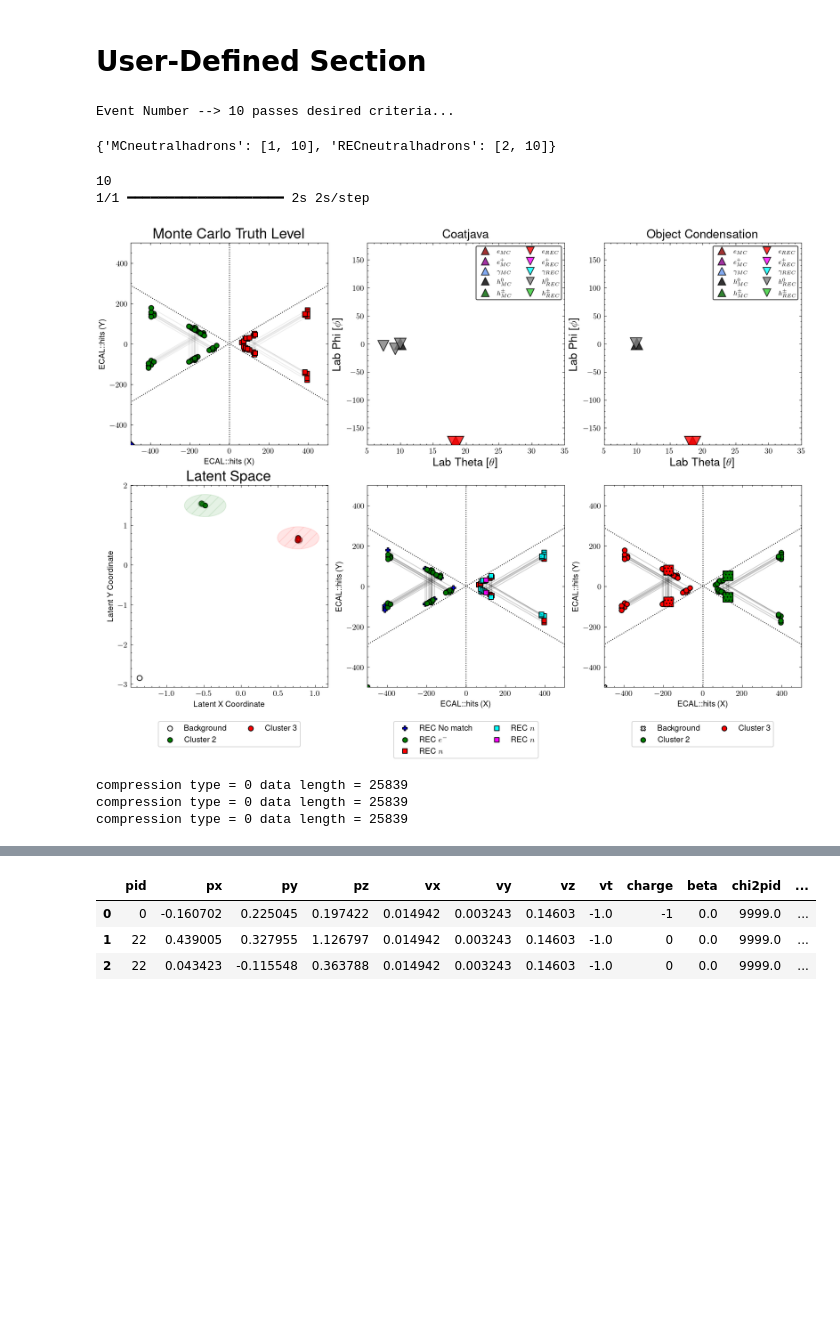
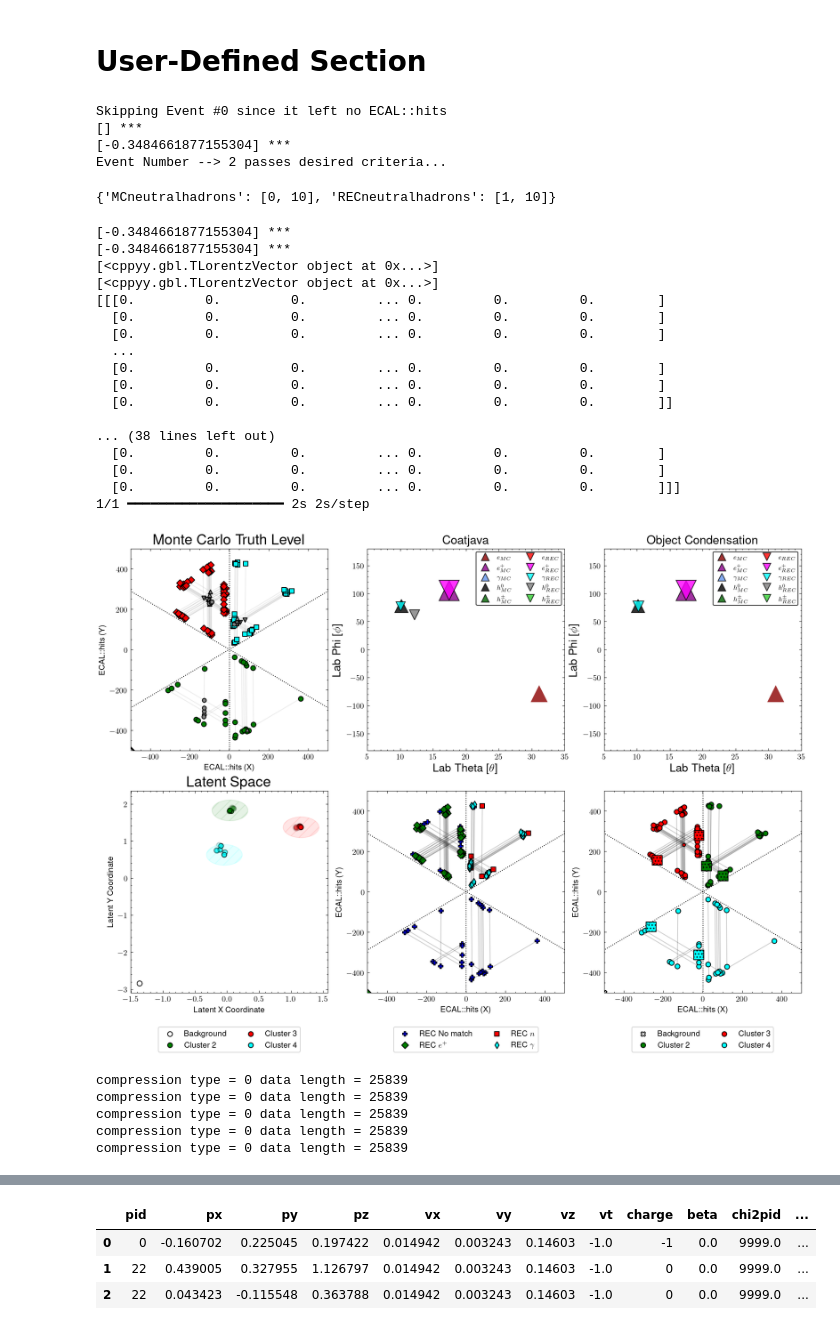
Before and after one commit to Gregtom3/neutneut, a Jupyter notebook: analysis/neutron_ml/event_hunter.ipynb, the cells around one changed output, grey strips where cells are left out. Drawn from its saved outputs; the diff is of its cells as text; code cells hidden in the pictures; blank space fills up the shorter version.

```diff
--- a/analysis/neutron_ml/event_hunter.ipynb
+++ b/analysis/neutron_ml/event_hunter.ipynb
@@ -47,7 +47,7 @@ def get_model_inputs(h5file):
 # Get model evaluator
 def get_evaluator(h5file="", model_load_path="", tB=0.8, tD=0.2, offset=0):
     X, y, misc = get_model_inputs(h5file)
-
+    print(X)
     # Load the model
     model = tf.keras.models.load_model(model_load_path, custom_objects={
         'CustomLoss': CustomLoss,
@@ -62,7 +62,6 @@ def get_evaluator(h5file="", model_load_path="", tB=0.8, tD=0.2, offset=0):
     ev_numbers = ev_numbers - ev_numbers[0][0]
     unique_ev_numbers = np.unique(ev_numbers)
     true_offset = list(unique_ev_numbers).index(offset)
-    print(true_offset)
     ecal_x = X[true_offset:true_offset+1]
     ecal_y = y[true_offset:true_offset+1]
     ecal_misc = misc[true_offset:true_offset+1]
@@ -75,9 +74,16 @@ def get_evaluator(h5file="", model_load_path="", tB=0.8, tD=0.2, offset=0):
 # Extract hipo bank information for a specific event
 def retreive_hipo_bank_info(hipofile, event_num):
     file = hipopy.hipopy.open(hipofile, mode='r')
+    csvfile = hipofile.replace(".hipo",".csv").replace("_ML","").replace("dst","training").replace("predict","training")
+    csv = pd.read_csv(csvfile)
+    # Group by 'event' column and filter groups with only one row
+    single_row_events = csv.groupby('event').filter(lambda x: len(x) == 1).event.unique()
     for i,event in enumerate(file):
-        if i!=event_num:
+        if i<event_num:
             continue
+        if i in single_row_events:
+            print(f"Skipping Event #{i} since it left no ECAL::hits")
+            return False, False
         RECpx = np.array(file.getFloats("REC::Particle","px"))
         RECpy = np.array(file.getFloats("REC::Particle","py"))
         RECpz = np.array(file.getFloats("REC::Particle","pz"))
@@ -94,7 +100,6 @@ def retreive_hipo_bank_info(hipofile, event_num):
         RECchargedhadrons=[ROOT.TLorentzVector(px,py,pz,np.sqrt(px**2+py**2+pz**2+m**2)) for [px,py,pz,m,pid] in zip(RECpx,RECpy,RECpz,RECm,RECpid) if (pid==211 or pid==-211 or pid==321 or pid==-321 or pid==2212)]
         RECe=[ROOT.TLorentzVector(px,py,pz,np.sqrt(px**2+py**2+pz**2+m**2)) for [px,py,pz,m,pid] in zip(RECpx,RECpy,RECpz,RECm,RECpid) if pid==11]
         RECpositrons=[ROOT.TLorentzVector(px,py,pz,np.sqrt(px**2+py**2+pz**2+m**2)) for [px,py,pz,m,pid] in zip(RECpx,RECpy,RECpz,RECm,RECpid) if pid==-11]
-
         MCpx = np.array(file.getFloats("MC::Particle","px"))
         MCpy = np.array(file.getFloats("MC::Particle","py"))
         MCpz = np.array(file.getFloats("MC::Particle","pz"))
@@ -102,7 +107,7 @@ def retreive_hipo_bank_info(hipofile, event_num):
         MCm = np.array([Particle.from_pdgid(p).mass if (p!=0 and p!=91 and p!=92) else 0 for p in MCpid]).astype(float)/1000
         MCGenPindex = np.array(file.getShorts("MC::GenMatch","pindex"))
         idx_where_gen_has_rec = MCGenPindex!=-1
-
+        print([p.Px() for p in RECpositrons],"***")
         MCall=[ROOT.TLorentzVector(px,py,pz,np.sqrt(px**2+py**2+pz**2+m**2)) for [px,py,pz,m] in zip(MCpx,MCpy,MCpz,MCm)]
         MCgammas=[ROOT.TLorentzVector(px,py,pz,np.sqrt(px**2+py**2+pz**2)) for [px,py,pz,pid] in zip(MCpx,MCpy,MCpz,MCpid) if pid==22]
 
@@ -134,7 +139,7 @@ def retreive_hipo_bank_info(hipofile, event_num):
 # Filter out TLorentzVector elements with theta < 5 or theta > 35 degrees
 def filter_bank_info(bank_info):
     def filter_vectors(vectors):
-        #return vectors
+        # return vectors
         return [vec if 5 <= math.degrees(vec.Theta()) <= 35 else -1 for vec in vectors]
 
     # Apply the filter to each list of TLorentzVectors in bank_info
@@ -199,6 +204,9 @@ def hunt_event(coatjava_hipofile, objectcondensation_hipofile, criteria, skip=0,
             continue
         bank_info, filtered_bank_info = retreive_hipo_bank_info(hipofile = hipofile,
                                                                 event_num = event_num)
+        if bank_info == False:
+            continue
+
         if check_particle_counts(filtered_bank_info,criteria):
             return event_num
 
@@ -359,32 +370,56 @@ def event_plot(project_name="", file_basename="", model_load_path="", criteria={
 # %%
 # project_name    = "converge.10.14.2024.13.20"
 # file_basename   = "clasdispr.00.e10.600.emn0.75tmn.09.xs68.34nb.dis.0010"
 
-project_name    = "neutron_fire.11.01.2024.11.41"
-file_basename   = "___1.5___10.0___0.0___0.01___0.01___0.01___neutron___"
+# project_name    = "neutron_fire.11.01.2024.11.41"
+# file_basename   = "___1.5___10.0___0.0___0.01___0.01___0.01___neutron___"
+
+
+project_name    = "richard.v2.11.05.2024.12.35"
+file_basename   = "eD_n2eFPS_132"
 
 
 model_load_path = "../../projects/converge.10.14.2024.13.20/tensorflow/episode_0002/config_0001/trained_model.keras"
 
 criteria_0 = {}
-criteria_1 = {"MCneutralhadrons": [1,10],"RECneutralhadrons": [2,10]}
+criteria_1 = {"MCneutralhadrons": [0,10],"RECneutralhadrons": [1,10]}
 
 # 25, 80, 100
 evnum=event_plot(project_name    = project_name,
            file_basename         = file_basename,
            model_load_path = model_load_path,
            criteria        = criteria_1,
-           skip            = 10,
+           skip            = 0,
            tB              = 0.5,
            tD              = 0.28,
            bland           = False,
            search          = 'coatjava')
 # %% [output]
-Event Number --> 10 passes desired criteria...
+Skipping Event #0 since it left no ECAL::hits
+[] ***
+[-0.3484661877155304] ***
+Event Number --> 2 passes desired criteria...
-{'MCneutralhadrons': [1, 10], 'RECneutralhadrons': [2, 10]}
+{'MCneutralhadrons': [0, 10], 'RECneutralhadrons': [1, 10]}
-10
+[-0.3484661877155304] ***
+[-0.3484661877155304] ***
+[<cppyy.gbl.TLorentzVector object at 0x...>]
+[<cppyy.gbl.TLorentzVector object at 0x...>]
+[[[0.         0.         0.         ... 0.         0.         0.        ]
+  [0.         0.         0.         ... 0.         0.         0.        ]
+  [0.         0.         0.         ... 0.         0.         0.        ]
+  ...
+  [0.         0.         0.         ... 0.         0.         0.        ]
+  [0.         0.         0.         ... 0.         0.         0.        ]
+  [0.         0.         0.         ... 0.         0.         0.        ]]
+
+... (38 lines left out)
+  [0.         0.         0.         ... 0.         0.         0.        ]
+  [0.         0.         0.         ... 0.         0.         0.        ]
+  [0.         0.         0.         ... 0.         0.         0.        ]]]
 1/1 ━━━━━━━━━━━━━━━━━━━━ 2s 2s/step
-[figure, old version]
+[figure, new version]
 compression type = 0 data length = 25839
 compression type = 0 data length = 25839
 compression type = 0 data length = 25839
+compression type = 0 data length = 25839
+compression type = 0 data length = 25839
```
Also changed, not shown: parts of 4 cells of this notebook, 9 other files.
